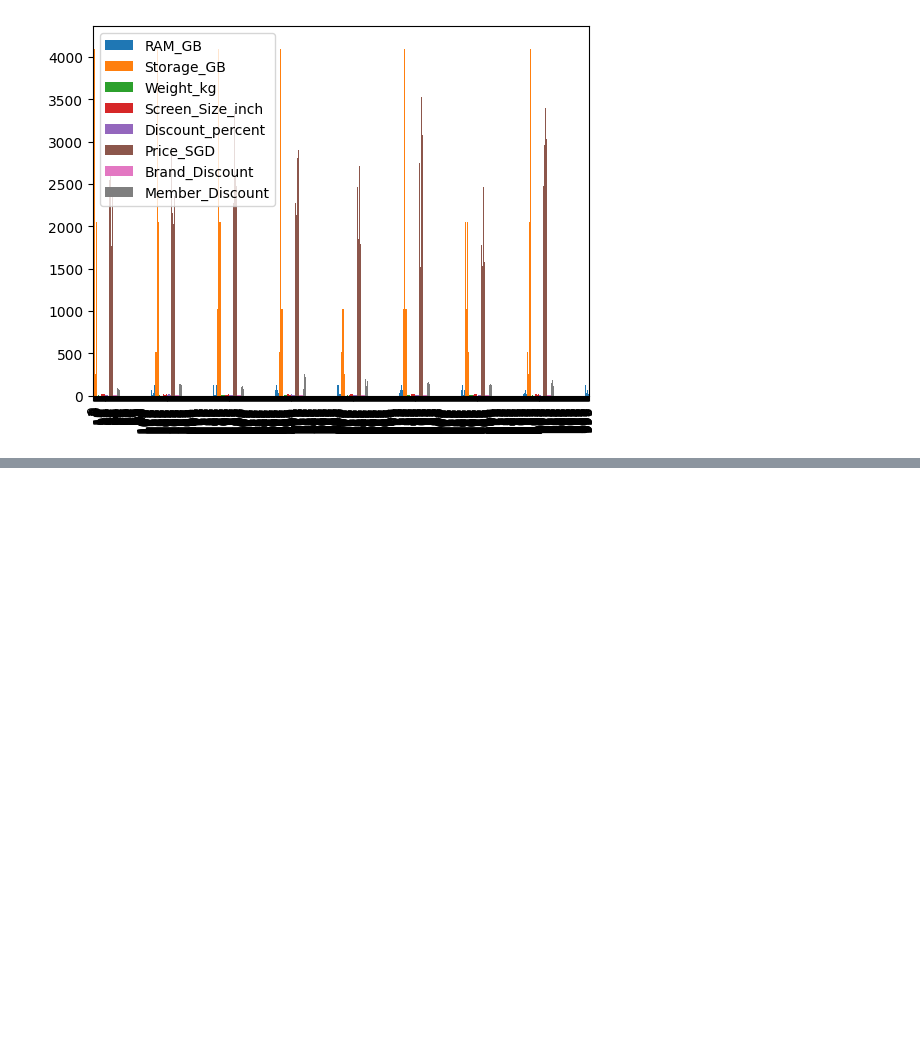
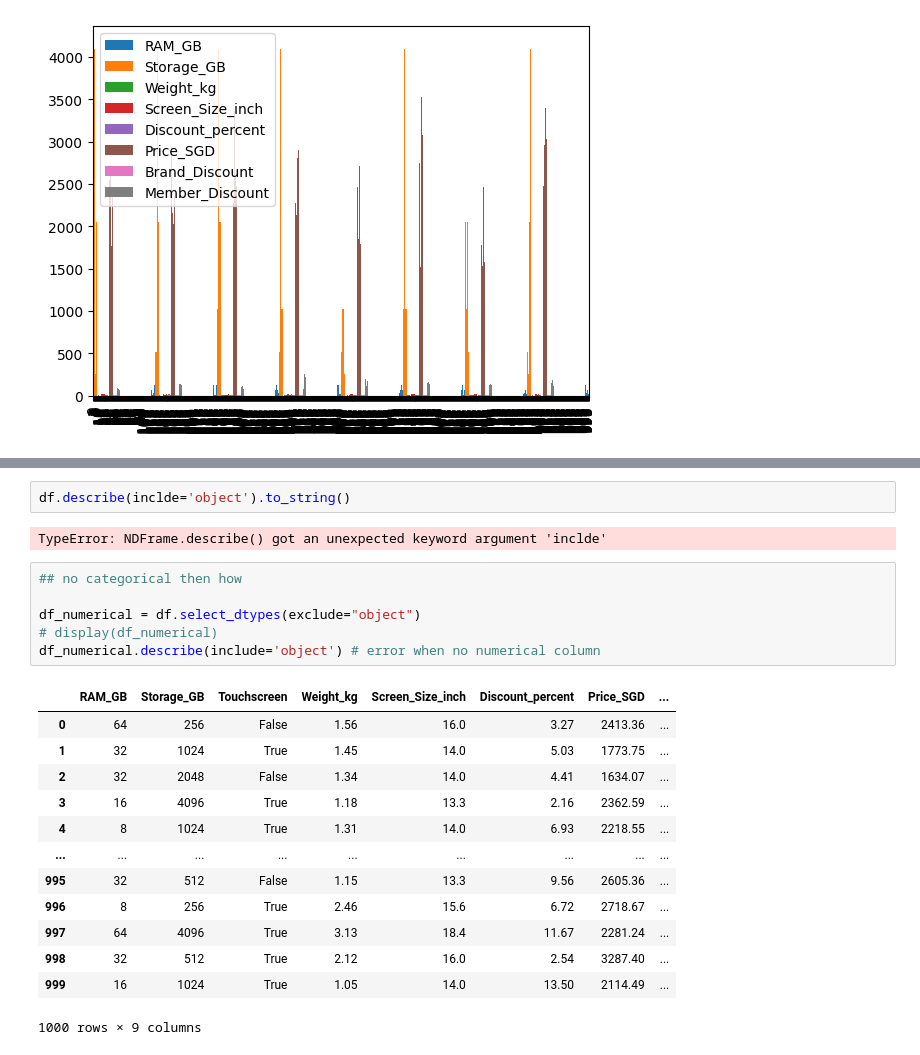
Before and after one commit to ShuAng1602/ADALL_Github, a Jupyter notebook: Main.ipynb, the cells around one changed output, grey strips where cells are left out. Drawn from its saved outputs; the diff is of its cells as text; blank space fills up the shorter version.

```diff
--- a/Main.ipynb
+++ b/Main.ipynb
@@ -37,0 +143,24 @@ Please ensure the URL is correct and the file format is compatible with `pd.read
+# %%
+df.describe(inclde='object').to_string()
+# %% [output]
+TypeError: NDFrame.describe() got an unexpected keyword argument 'inclde'
+# %%
+## no categorical then how
+
+df_numerical = df.select_dtypes(exclude="object")
+# display(df_numerical)
+df_numerical.describe(include='object') # error when no numerical column
+# %% [output]
+|  | RAM_GB | Storage_GB | Touchscreen | Weight_kg | Screen_Size_inch | Discount_percent | Price_SGD | ... |
+| 0 | 64 | 256 | False | 1.56 | 16.0 | 3.27 | 2413.36 | ... |
+| 1 | 32 | 1024 | True | 1.45 | 14.0 | 5.03 | 1773.75 | ... |
+| 2 | 32 | 2048 | False | 1.34 | 14.0 | 4.41 | 1634.07 | ... |
+| 3 | 16 | 4096 | True | 1.18 | 13.3 | 2.16 | 2362.59 | ... |
+| 4 | 8 | 1024 | True | 1.31 | 14.0 | 6.93 | 2218.55 | ... |
+| ... | ... | ... | ... | ... | ... | ... | ... | ... |
+| 995 | 32 | 512 | False | 1.15 | 13.3 | 9.56 | 2605.36 | ... |
+| 996 | 8 | 256 | True | 2.46 | 15.6 | 6.72 | 2718.67 | ... |
+| 997 | 64 | 4096 | True | 3.13 | 18.4 | 11.67 | 2281.24 | ... |
+| 998 | 32 | 512 | True | 2.12 | 16.0 | 2.54 | 3287.40 | ... |
+| 999 | 16 | 1024 | True | 1.05 | 14.0 | 13.50 | 2114.49 | ... |
+1000 rows × 9 columns
```
Also changed, not shown: parts of 7 cells of this notebook.
